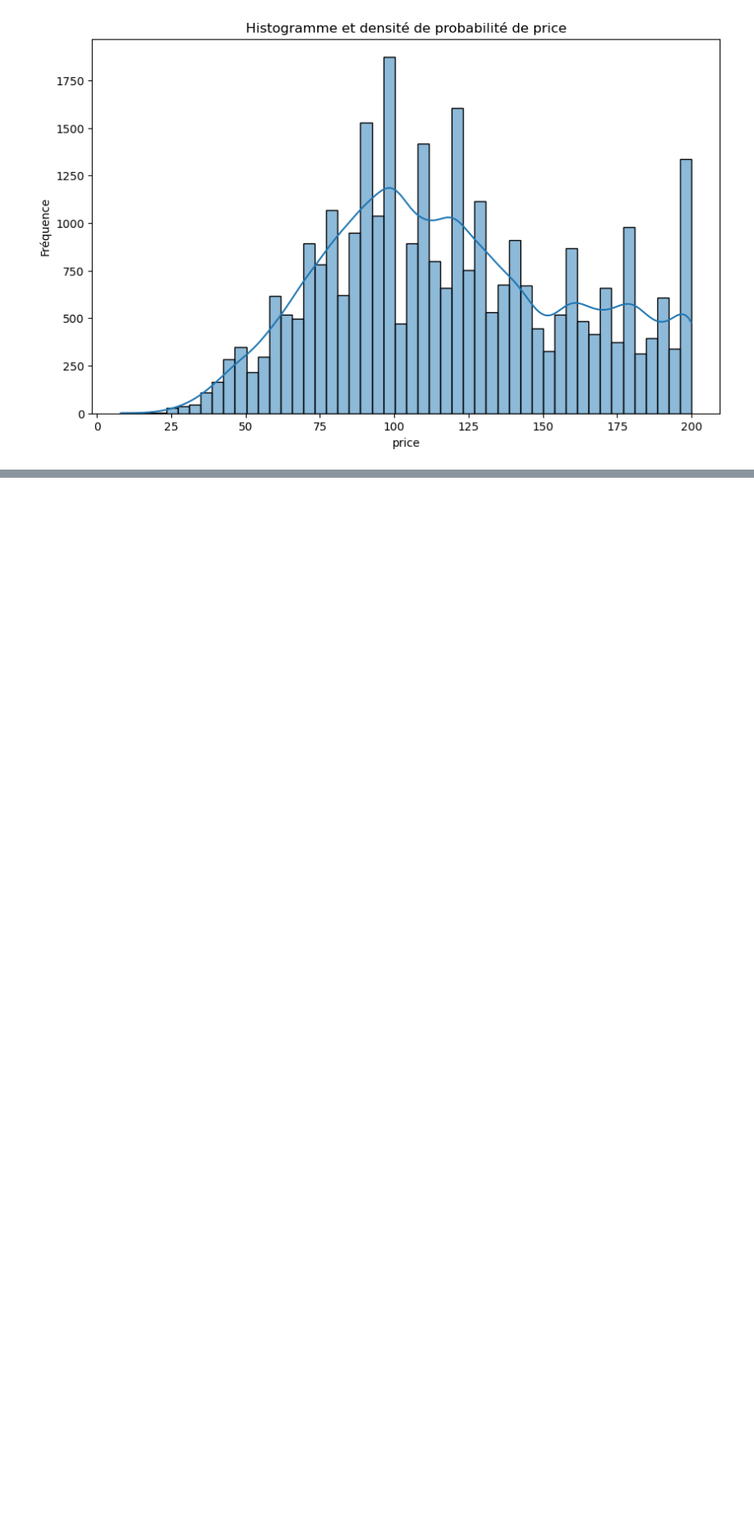
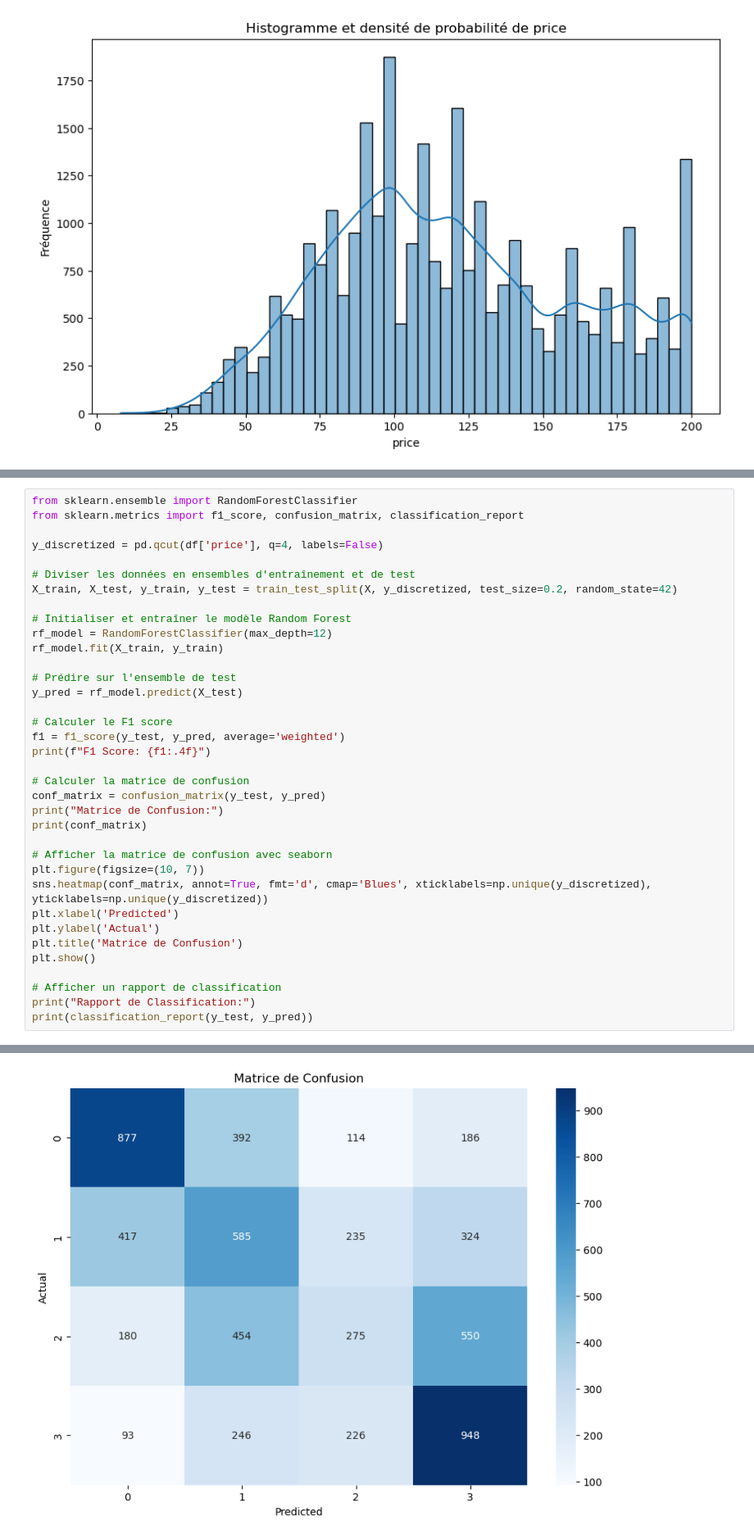
Before and after one commit to tanouar/Notebooks, a Jupyter notebook: airbnb.ipynb, the cells around one changed output, grey strips where cells are left out. Shown at 82% size. Cells and saved outputs as stored; diff of their text form; blank space fills up the shorter version.

Commit message:
update with classification model

```diff
--- a/airbnb.ipynb
+++ b/airbnb.ipynb
@@ -114,0 +120,37 @@ plt.show()
+# %%
+from sklearn.ensemble import RandomForestClassifier
+from sklearn.metrics import f1_score, confusion_matrix, classification_report
+
+y_discretized = pd.qcut(df['price'], q=4, labels=False)
+
+# Diviser les données en ensembles d'entraînement et de test
+X_train, X_test, y_train, y_test = train_test_split(X, y_discretized, test_size=0.2, random_state=42)
+
+# Initialiser et entraîner le modèle Random Forest
+rf_model = RandomForestClassifier(max_depth=12)
+rf_model.fit(X_train, y_train)
+
+# Prédire sur l'ensemble de test
+y_pred = rf_model.predict(X_test)
+
+# Calculer le F1 score
+f1 = f1_score(y_test, y_pred, average='weighted')
+print(f"F1 Score: {f1:.4f}")
+
+# Calculer la matrice de confusion
+conf_matrix = confusion_matrix(y_test, y_pred)
+print("Matrice de Confusion:")
+print(conf_matrix)
+
+# Afficher la matrice de confusion avec seaborn
+plt.figure(figsize=(10, 7))
+sns.heatmap(conf_matrix, annot=True, fmt='d', cmap='Blues', xticklabels=np.unique(y_discretized), yticklabels=np.unique(y_discretized))
+plt.xlabel('Predicted')
+plt.ylabel('Actual')
+plt.title('Matrice de Confusion')
+plt.show()
+
+# Afficher un rapport de classification
+print("Rapport de Classification:")
+print(classification_report(y_test, y_pred))
+# %% [output]
@@ -114,0 +163 @@ plt.show()
+[figure, added]
```
Also changed, not shown: parts of 4 cells of this notebook.
